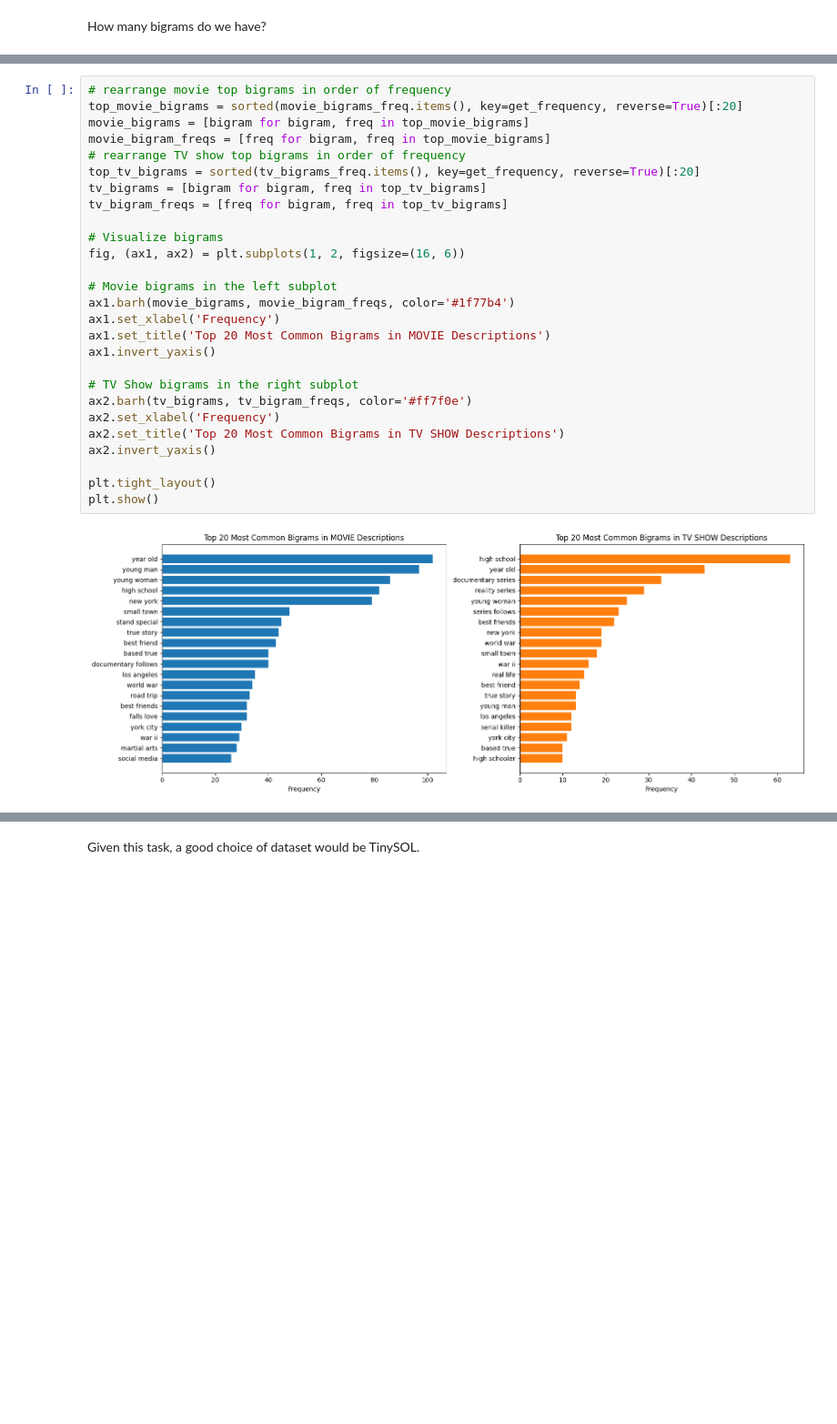
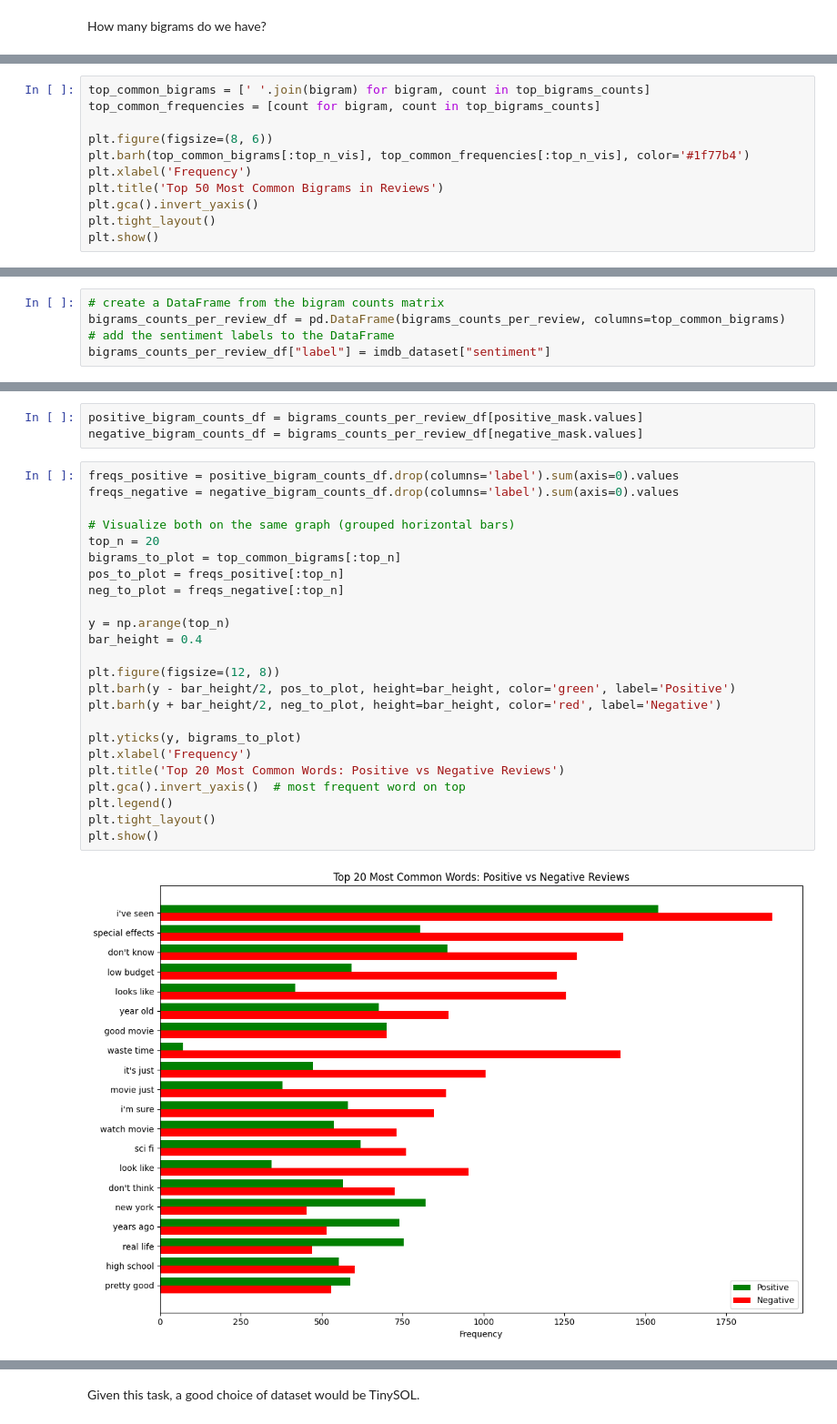
Before and after one commit to musicinformationretrieval/epsrc-ai-pipeline, a Jupyter notebook: 1_datasets.ipynb, the cells around one changed output, grey strips where cells are left out. Shown at 91% size. Saved outputs shown, nothing was run; the diff lists cells and outputs as text; blank space fills up the shorter version.

```diff
--- a/1_datasets.ipynb
+++ b/1_datasets.ipynb
@@ -412,0 +388,11 @@ Let's take a look at the histograms!
+# %%
+top_common_bigrams = [' '.join(bigram) for bigram, count in top_bigrams_counts]
+top_common_frequencies = [count for bigram, count in top_bigrams_counts]
+
+plt.figure(figsize=(8, 6))
+plt.barh(top_common_bigrams[:top_n_vis], top_common_frequencies[:top_n_vis], color='#1f77b4')
+plt.xlabel('Frequency')
+plt.title('Top 50 Most Common Bigrams in Reviews')
+plt.gca().invert_yaxis()
+plt.tight_layout()
+plt.show()
@@ -412,0 +416,5 @@ Let's take a look at the histograms!
+# %%
+# create a DataFrame from the bigram counts matrix
+bigrams_counts_per_review_df = pd.DataFrame(bigrams_counts_per_review, columns=top_common_bigrams)
+# add the sentiment labels to the DataFrame
+bigrams_counts_per_review_df["label"] = imdb_dataset["sentiment"]
@@ -413,29 +431,29 @@ Let's take a look at the histograms!
+# %%
+positive_bigram_counts_df = bigrams_counts_per_review_df[positive_mask.values]
+negative_bigram_counts_df = bigrams_counts_per_review_df[negative_mask.values]
 # %%
-# rearrange movie top bigrams in order of frequency
-top_movie_bigrams = sorted(movie_bigrams_freq.items(), key=get_frequency, reverse=True)[:20]
-movie_bigrams = [bigram for bigram, freq in top_movie_bigrams]
-movie_bigram_freqs = [freq for bigram, freq in top_movie_bigrams]
-# rearrange TV show top bigrams in order of frequency
-top_tv_bigrams = sorted(tv_bigrams_freq.items(), key=get_frequency, reverse=True)[:20]
-tv_bigrams = [bigram for bigram, freq in top_tv_bigrams]
-tv_bigram_freqs = [freq for bigram, freq in top_tv_bigrams]
+freqs_positive = positive_bigram_counts_df.drop(columns='label').sum(axis=0).values
+freqs_negative = negative_bigram_counts_df.drop(columns='label').sum(axis=0).values
 
-# Visualize bigrams
-fig, (ax1, ax2) = plt.subplots(1, 2, figsize=(16, 6))
+# Visualize both on the same graph (grouped horizontal bars)
+top_n = 20
+bigrams_to_plot = top_common_bigrams[:top_n]
+pos_to_plot = freqs_positive[:top_n]
+neg_to_plot = freqs_negative[:top_n]
 
-# Movie bigrams in the left subplot
-ax1.barh(movie_bigrams, movie_bigram_freqs, color='#1f77b4')
-ax1.set_xlabel('Frequency')
-ax1.set_title('Top 20 Most Common Bigrams in MOVIE Descriptions')
-ax1.invert_yaxis()
+y = np.arange(top_n)
+bar_height = 0.4
 
-# TV Show bigrams in the right subplot
-ax2.barh(tv_bigrams, tv_bigram_freqs, color='#ff7f0e')
-ax2.set_xlabel('Frequency')
-ax2.set_title('Top 20 Most Common Bigrams in TV SHOW Descriptions')
-ax2.invert_yaxis()
+plt.figure(figsize=(12, 8))
+plt.barh(y - bar_height/2, pos_to_plot, height=bar_height, color='green', label='Positive')
+plt.barh(y + bar_height/2, neg_to_plot, height=bar_height, color='red', label='Negative')
 
+plt.yticks(y, bigrams_to_plot)
+plt.xlabel('Frequency')
+plt.title('Top 20 Most Common Words: Positive vs Negative Reviews')
+plt.gca().invert_yaxis()  # most frequent word on top
+plt.legend()
 plt.tight_layout()
 plt.show()
 # %% [output]
-[figure, old version]
+[figure, new version]
```
Also changed, not shown: parts of 154 cells of this notebook.
